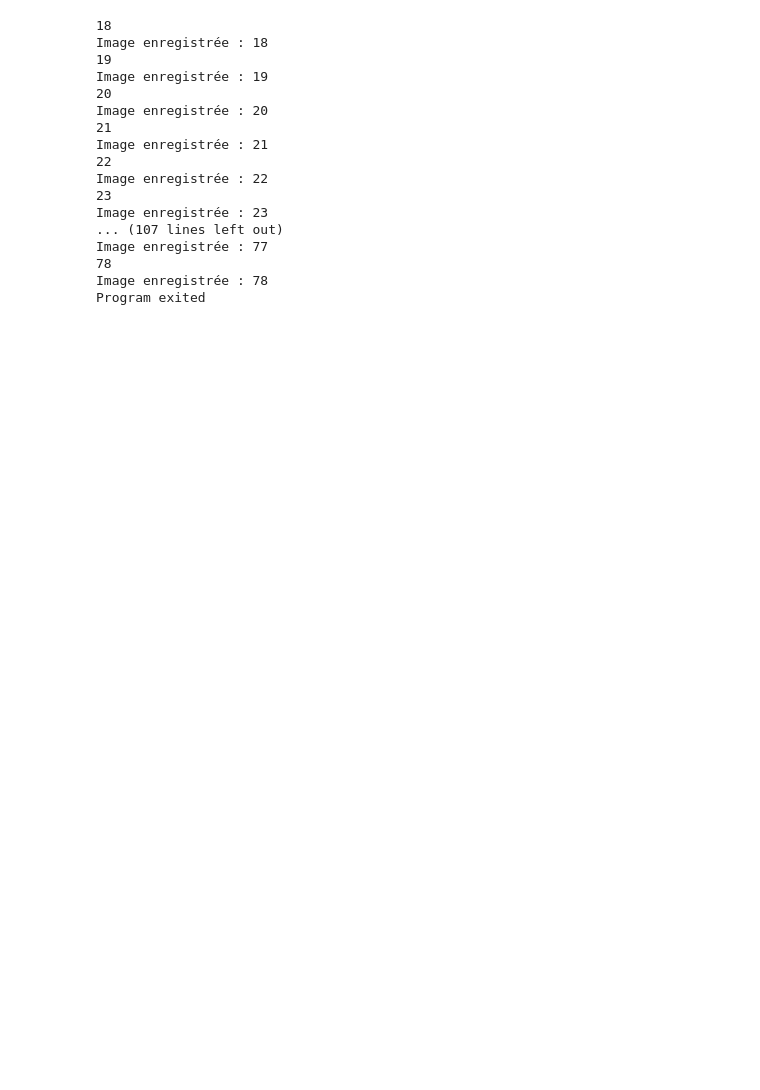
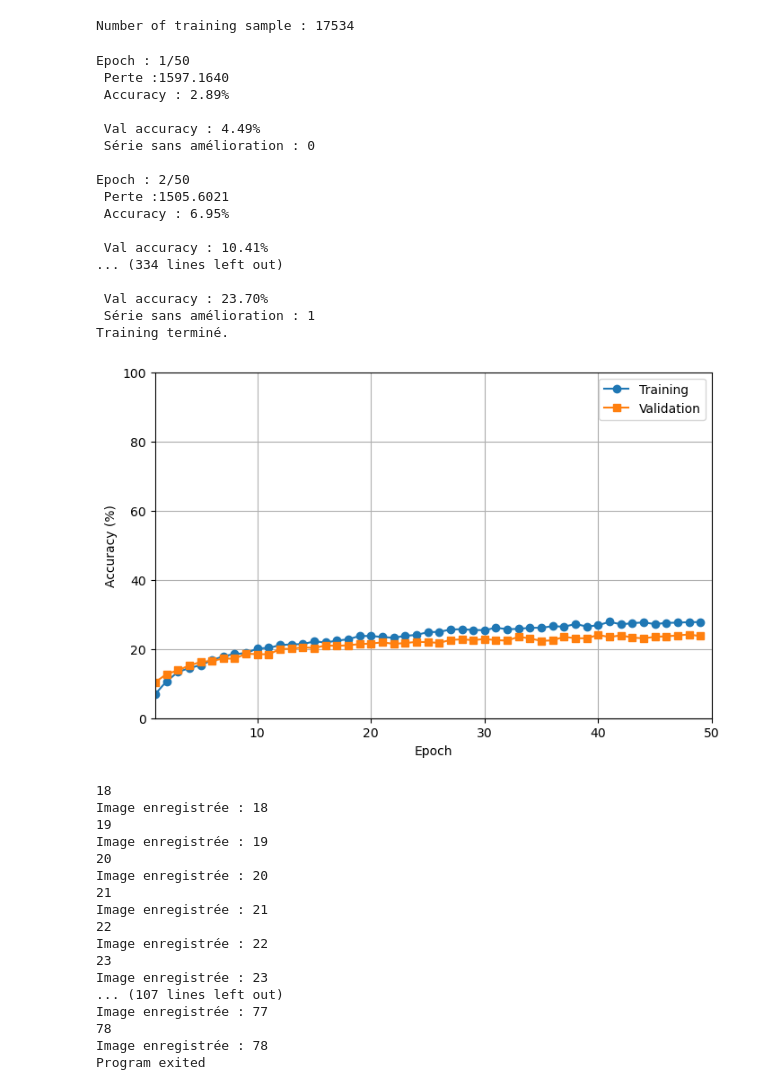
Before and after one commit to AugustinSamier/face_recog, a Jupyter notebook: camera.ipynb, the cells around one changed output. Drawn from its saved outputs; the diff is of its cells as text; code cells hidden in the pictures; blank space fills up the shorter version.

```diff
--- a/camera.ipynb
+++ b/camera.ipynb
@@ -45,0 +128,25 @@ def extract_face_and_eyes(img):
+# %%
+class FaceEyesDataset(Dataset):
+    def __init__(self, X, y, labels, transform_face):
+        self.X = X  # Liste des chemins ou images
+        self.y = [labels[label] for label in y]  # Labels convertis en indices
+        self.transform_face = transform_face
+
+    def __len__(self):
+        return len(self.X)
+
+    def __getitem__(self, idx):
+        img = self.X[idx]
+
+        if not isinstance(img, np.ndarray):
+            img = cv2.imread(img)
+
+        face=extract_face(img)
+
+        if not isinstance(face, np.ndarray) or face.size == 0:
+            face = np.zeros((100, 100, 3), dtype=np.uint8)
+
+        face = self.transform_face(face)
+
+        label = self.y[idx]
+        return face, label
@@ -46,3 +287,30 @@ def extract_face_and_eyes(img):
+# %%
+X_train,y_train=extract_data("DataFaces")
+labels={label:i for i,label in enumerate(sorted(set(y_train)))}
+X_train,X_test,y_train,y_test=train_test_split(X_train,y_train,test_size=0.2,random_state=1,stratify=y_train)
+# %% [output]
+Number of training sample : 17534
+# %%
+model=resnetTrain(X_train,y_train,nb_epoch=50,labels=labels,batch_size=32,patience=10,val_split=True)
+# %% [output]
+Epoch : 1/50
+ Perte :1597.1640
+ Accuracy : 2.89%
+
+ Val accuracy : 4.49%
+ Série sans amélioration : 0
+
+Epoch : 2/50
+ Perte :1505.6021
+ Accuracy : 6.95%
+
+ Val accuracy : 10.41%
+... (334 lines left out)
+
+ Val accuracy : 23.70%
+ Série sans amélioration : 1
+Training terminé.
+[figure, added]
 # %%
 capture=cv2.VideoCapture(0,cv2.CAP_DSHOW)
 u=0
```
Also changed, not shown: parts of 6 cells of this notebook, 14 other files.
